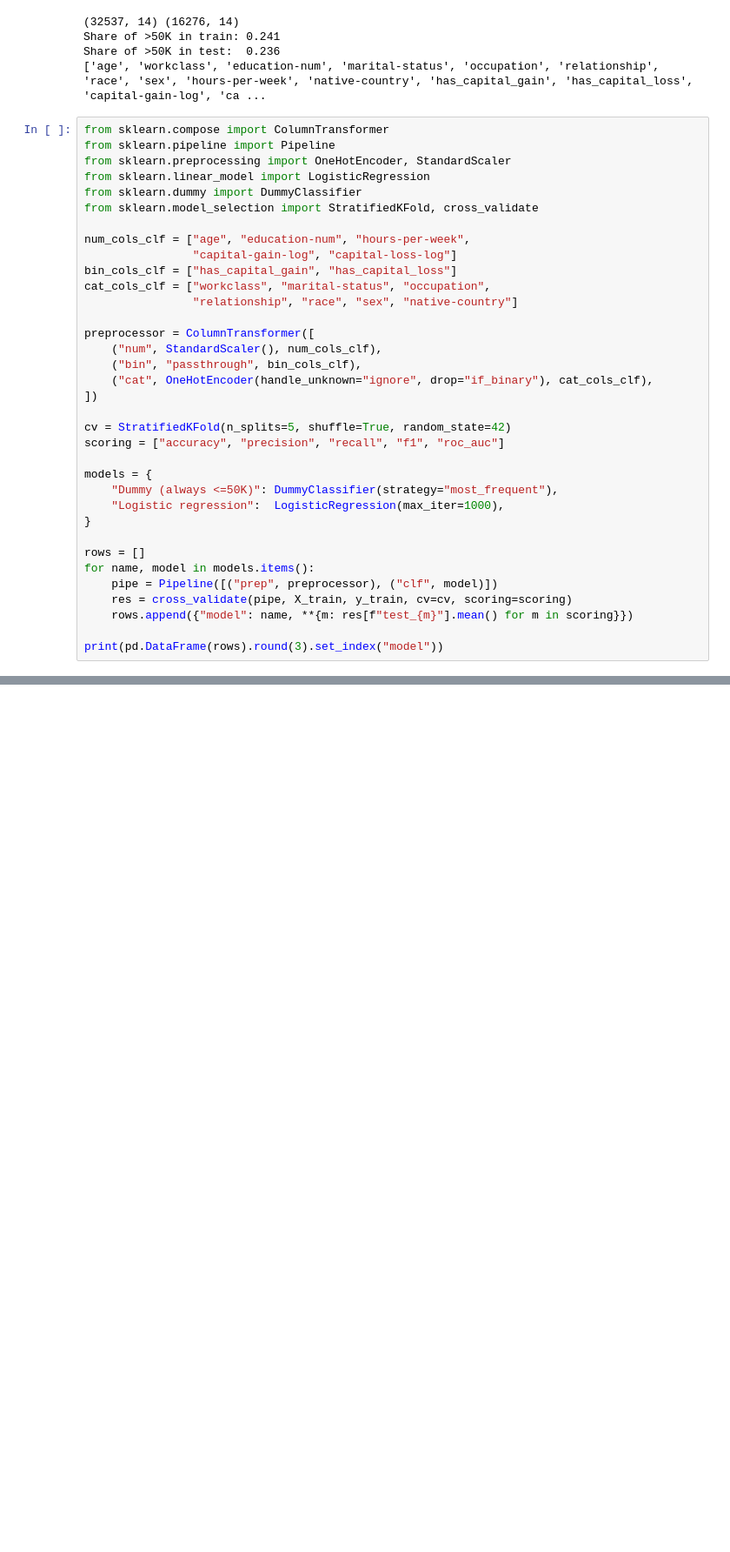
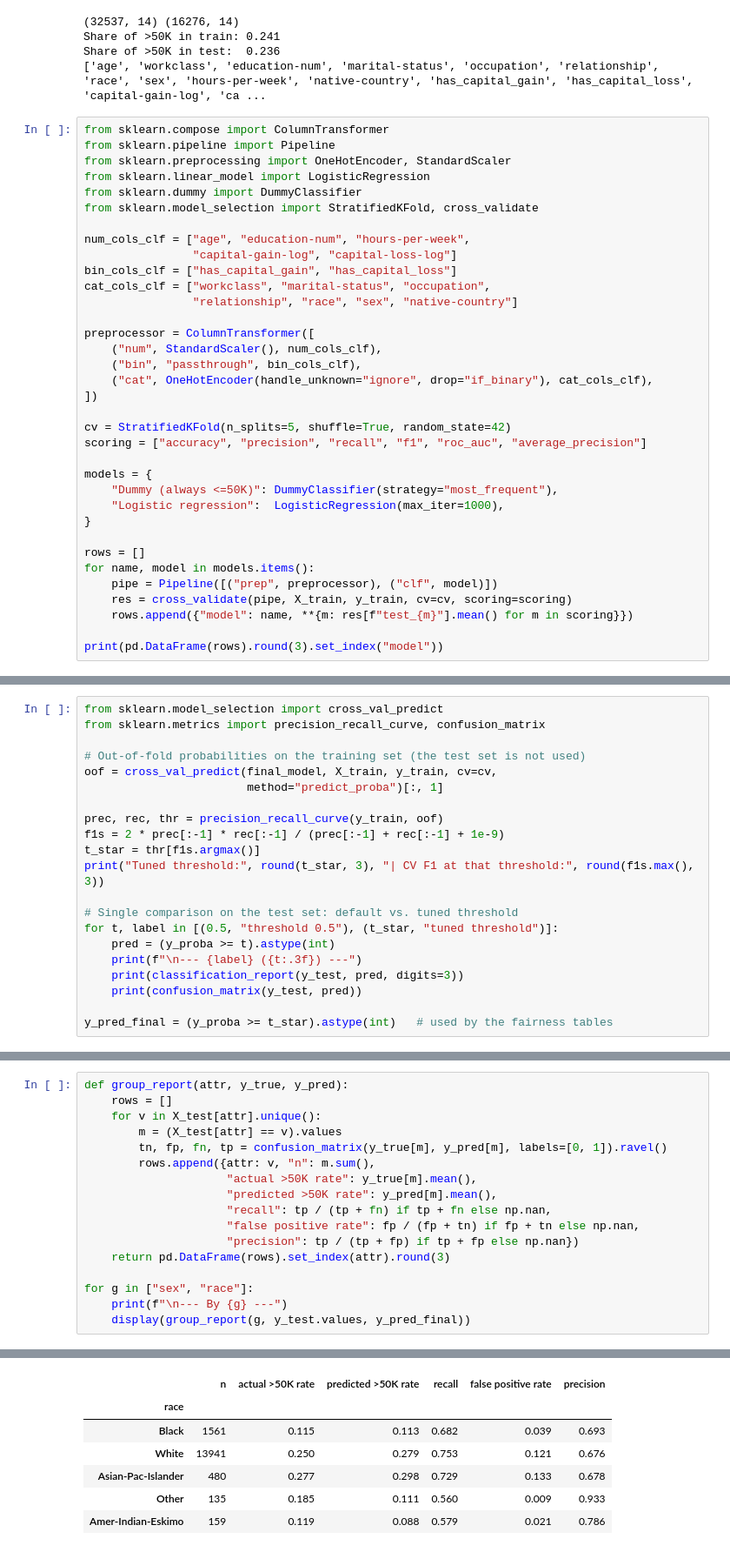
Before and after one commit to JasGLe/Adult-Census-Income-DS-LAB, a Jupyter notebook: Lab.ipynb, the cells around one changed output, grey strips where cells are left out. Shown at 87% size. Cells and saved outputs as stored; diff of their text form; blank space fills up the shorter version.

Commit message:
Finalize Adult Census lab notebook (prep, segmentation, classification)

```diff
--- a/Lab.ipynb
+++ b/Lab.ipynb
@@ -1181,7 +1185,7 @@ preprocessor = ColumnTransformer([
 ])
 
 cv = StratifiedKFold(n_splits=5, shuffle=True, random_state=42)
-scoring = ["accuracy", "precision", "recall", "f1", "roc_auc"]
+scoring = ["accuracy", "precision", "recall", "f1", "roc_auc", "average_precision"]
 
 models = {
     "Dummy (always <=50K)": DummyClassifier(strategy="most_frequent"),
@@ -1455,3 +1488,24 @@ L'écart entre validation croisée et test est inférieur à 0,005 sur toutes le
 - `sex` (≈ 0,03) est utilisée par le modèle.
 
 Cette importance est répartie sur les colonnes issues du one-hot d'une même variable et favorise les variables numériques : elle donne un ordre de grandeur et non un classement exact. Elle mesure l'usage de la variable par le modèle, pas un effet causal.
+# %%
+from sklearn.model_selection import cross_val_predict
+from sklearn.metrics import precision_recall_curve, confusion_matrix
+
+# Out-of-fold probabilities on the training set (the test set is not used)
+oof = cross_val_predict(final_model, X_train, y_train, cv=cv,
+                        method="predict_proba")[:, 1]
+
+prec, rec, thr = precision_recall_curve(y_train, oof)
+f1s = 2 * prec[:-1] * rec[:-1] / (prec[:-1] + rec[:-1] + 1e-9)
+t_star = thr[f1s.argmax()]
+print("Tuned threshold:", round(t_star, 3), "| CV F1 at that threshold:", round(f1s.max(), 3))
+
+# Single comparison on the test set: default vs. tuned threshold
+for t, label in [(0.5, "threshold 0.5"), (t_star, "tuned threshold")]:
+    pred = (y_proba >= t).astype(int)
+    print(f"\n--- {label} ({t:.3f}) ---")
+    print(classification_report(y_test, pred, digits=3))
+    print(confusion_matrix(y_test, pred))
+
+y_pred_final = (y_proba >= t_star).astype(int)   # used by the fairness tables
@@ -1457,0 +1548,18 @@ Cette importance est répartie sur les colonnes issues du one-hot d'une même va
+# %%
+def group_report(attr, y_true, y_pred):
+    rows = []
+    for v in X_test[attr].unique():
+        m = (X_test[attr] == v).values
+        tn, fp, fn, tp = confusion_matrix(y_true[m], y_pred[m], labels=[0, 1]).ravel()
+        rows.append({attr: v, "n": m.sum(),
+                     "actual >50K rate": y_true[m].mean(),
+                     "predicted >50K rate": y_pred[m].mean(),
+                     "recall": tp / (tp + fn) if tp + fn else np.nan,
+                     "false positive rate": fp / (fp + tn) if fp + tn else np.nan,
+                     "precision": tp / (tp + fp) if tp + fp else np.nan})
+    return pd.DataFrame(rows).set_index(attr).round(3)
+
+for g in ["sex", "race"]:
+    print(f"\n--- By {g} ---")
+    display(group_report(g, y_test.values, y_pred_final))
+# %% [output]
@@ -1457,0 +1572,7 @@ Cette importance est répartie sur les colonnes issues du one-hot d'une même va
+|  | n | actual >50K rate | predicted >50K rate | recall | false positive rate | precision |
+| race |  |  |  |  |  |  |
+| Black | 1561 | 0.115 | 0.113 | 0.682 | 0.039 | 0.693 |
+| White | 13941 | 0.250 | 0.279 | 0.753 | 0.121 | 0.676 |
+| Asian-Pac-Islander | 480 | 0.277 | 0.298 | 0.729 | 0.133 | 0.678 |
+| Other | 135 | 0.185 | 0.111 | 0.560 | 0.009 | 0.933 |
+| Amer-Indian-Eskimo | 159 | 0.119 | 0.088 | 0.579 | 0.021 | 0.786 |
```
Also changed, not shown: parts of 17 cells of this notebook, 1 other file.
